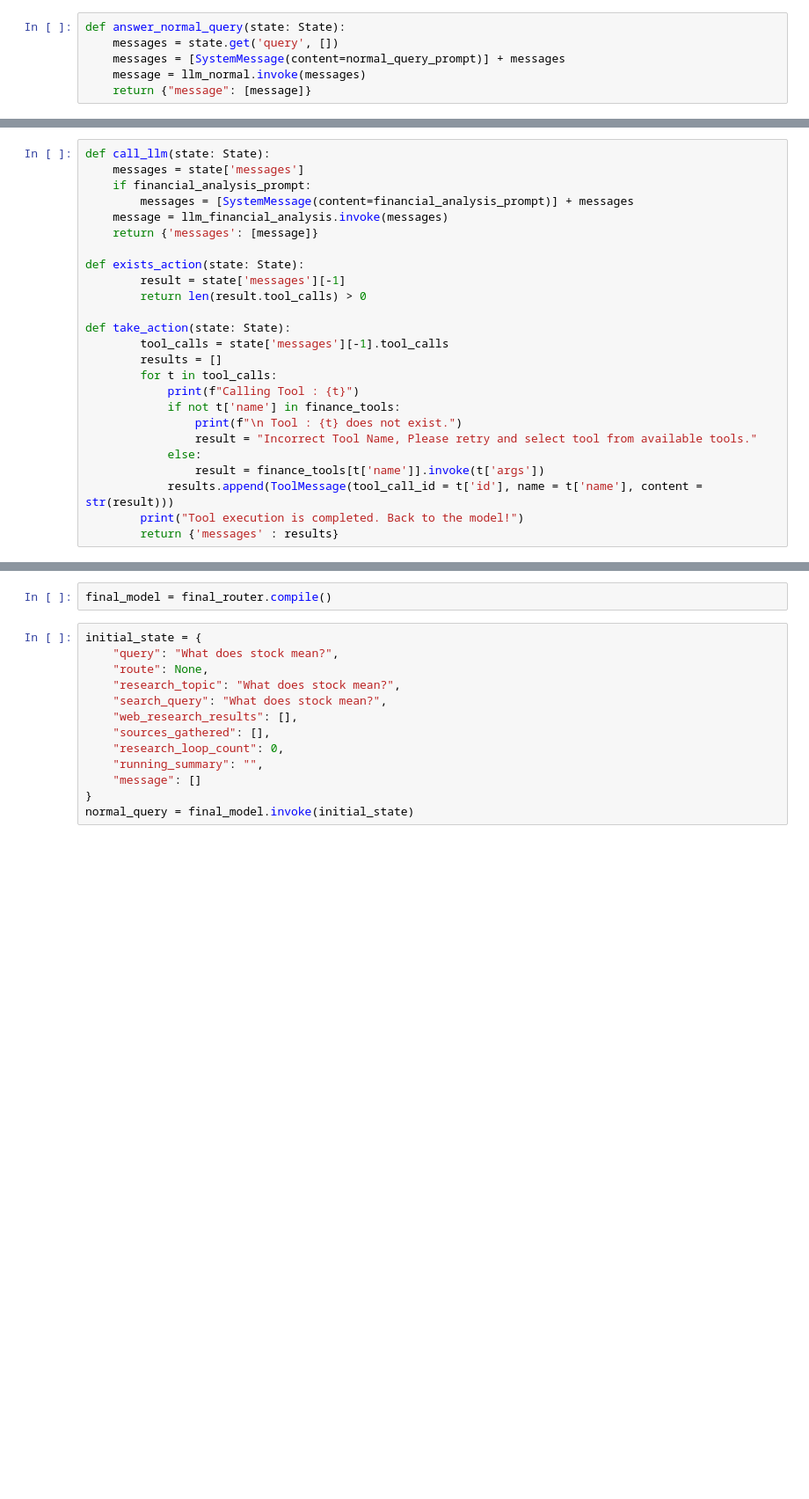
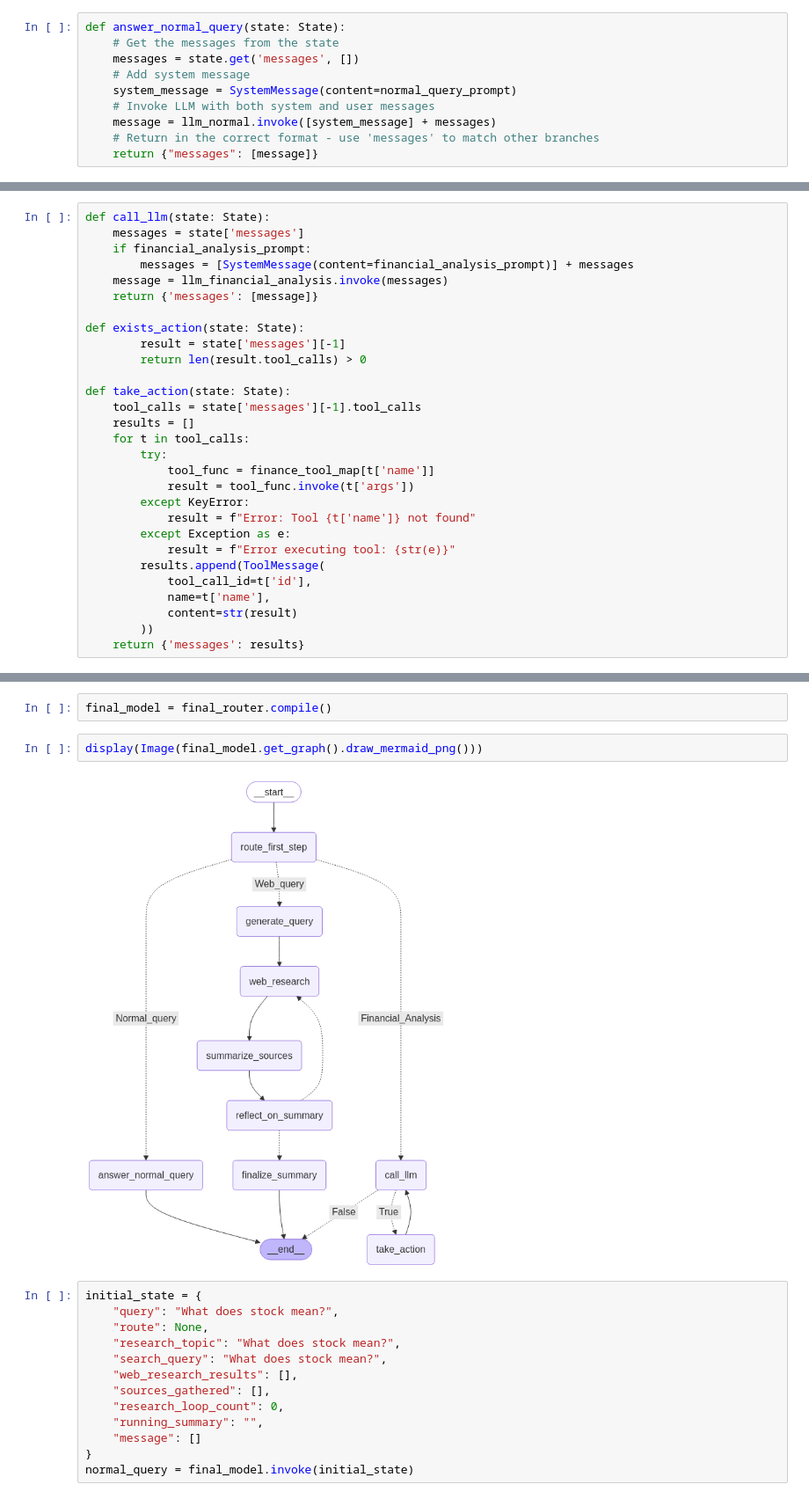
Before and after one commit to prachi-0319/gdsc, a Jupyter notebook: Finance_Agent.ipynb, the cells around one changed output, grey strips where cells are left out. Shown: that part at 88% size. Saved outputs shown, nothing was run; the diff lists cells and outputs as text; blank space fills up the shorter version.

```diff
--- a/Finance_Agent.ipynb
+++ b/Finance_Agent.ipynb
@@ -495,10 +503,14 @@ You are a financial analyst. Please answer the user's question based on what you
 """
 # %%
 def answer_normal_query(state: State):
-    messages = state.get('query', [])
-    messages = [SystemMessage(content=normal_query_prompt)] + messages
-    message = llm_normal.invoke(messages)
-    return {"message": [message]}
+    # Get the messages from the state
+    messages = state.get('messages', [])
+    # Add system message
+    system_message = SystemMessage(content=normal_query_prompt)
+    # Invoke LLM with both system and user messages
+    message = llm_normal.invoke([system_message] + messages)
+    # Return in the correct format - use 'messages' to match other branches
+    return {"messages": [message]}
 # %%
 llm_financial_analysis = llm.bind_tools(finance_tools, tool_choice = 'auto')
 financial_analysis_prompt = """
@@ -517,18 +529,22 @@ def exists_action(state: State):
         return len(result.tool_calls) > 0
 
 def take_action(state: State):
-        tool_calls = state['messages'][-1].tool_calls
-        results = []
-        for t in tool_calls:
-            print(f"Calling Tool : {t}")
-            if not t['name'] in finance_tools:
-                print(f"\n Tool : {t} does not exist.")
-                result = "Incorrect Tool Name, Please retry and select tool from available tools."
-            else:
-                result = finance_tools[t['name']].invoke(t['args'])
-            results.append(ToolMessage(tool_call_id = t['id'], name = t['name'], content = str(result)))
-        print("Tool execution is completed. Back to the model!")
-        return {'messages' : results}
+    tool_calls = state['messages'][-1].tool_calls
+    results = []
+    for t in tool_calls:
+        try:
+            tool_func = finance_tool_map[t['name']]
+            result = tool_func.invoke(t['args'])
+        except KeyError:
+            result = f"Error: Tool {t['name']} not found"
+        except Exception as e:
+            result = f"Error executing tool: {str(e)}"
+        results.append(ToolMessage(
+            tool_call_id=t['id'],
+            name=t['name'],
+            content=str(result)
+        ))
+    return {'messages': results}
 # %% [markdown]
 ## Final Route Builder
 # %%
@@ -570,6 +586,10 @@ final_router.add_edge("finalize_summary", END)
 <langgraph.graph.state.StateGraph at 0x...>
 # %%
 final_model = final_router.compile()
+# %%
+display(Image(final_model.get_graph().draw_mermaid_png()))
+# %% [output]
+[figure, added]
 # %%
 initial_state = {
     "query": "What does stock mean?",
```
Also changed, not shown: parts of 6 cells of this notebook.
